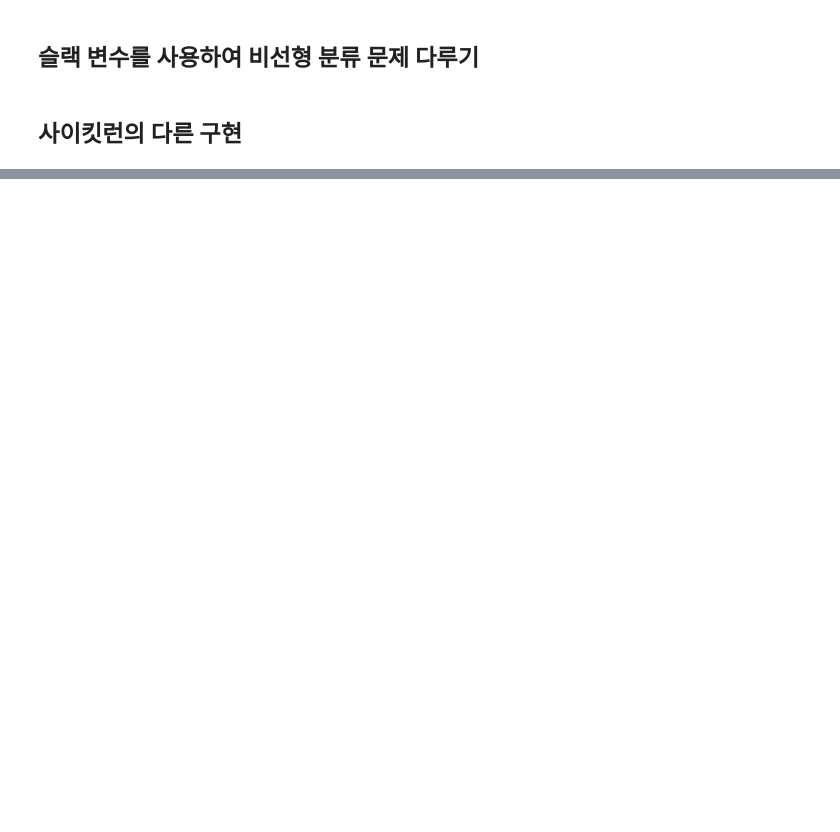
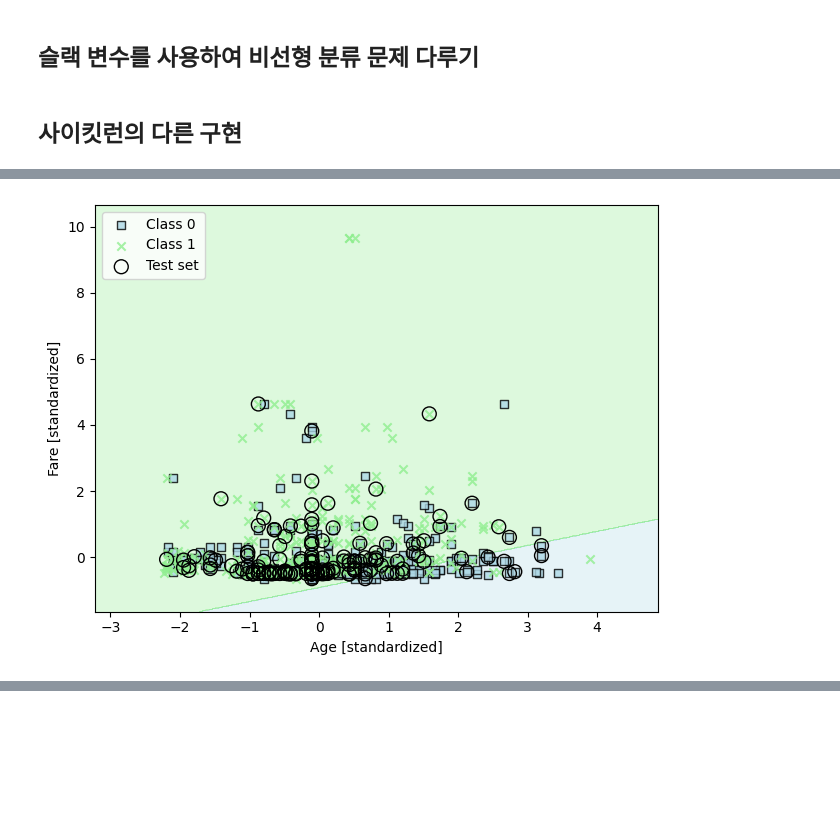
Before and after one commit to masterjms/Bigdata_analysis, a Jupyter notebook: 10주차/싸이킷런1.ipynb, the cells around one changed output, grey strips where cells are left out. Drawn from its saved outputs; the diff is of its cells as text; code cells hidden in the pictures; blank space fills up the shorter version.

```diff
--- a/10주차/싸이킷런1.ipynb
+++ b/10주차/싸이킷런1.ipynb
@@ -249,0 +476,93 @@ svm = SGDClassifier(loss='hinge')
+# %%
+import pandas as pd
+import numpy as np
+import matplotlib.pyplot as plt
+from matplotlib.colors import ListedColormap
+from sklearn.model_selection import train_test_split
+from sklearn.preprocessing import StandardScaler, LabelEncoder
+from sklearn.linear_model import Perceptron
+
+# 1. 데이터 로드
+df = pd.read_csv('/workspaces/Bigdata_analysis/10주차/titanic.csv')
+
+# 2. 필요한 컬럼만 사용 (Age, Fare, Sex → 예제 확장 가능)
+df = df[['Age', 'Fare', 'Survived']]
+
+# 3. 결측치 처리
+df['Age'].fillna(df['Age'].median(), inplace=True)
+df['Fare'].fillna(df['Fare'].median(), inplace=True)
+
+# 4. 입력과 타겟 분리
+X = df[['Age', 'Fare']].values
+y = df['Survived'].values
+
+# 5. 스케일링 (로지스틱 회귀, SVM을 위한 전처리)
+scaler = StandardScaler()
+X_std = scaler.fit_transform(X)
+
+# 6. 훈련/테스트 분할
+X_train, X_test, y_train, y_test = train_test_split(X_std, y, test_size=0.2, random_state=42)
+
+# 7. Perceptron 모델 학습
+ppn = Perceptron(max_iter=1000, eta0=0.1, random_state=42)
+ppn.fit(X_train, y_train)
+
+# 8. 전체 데이터 병합
+X_combined_std = np.vstack((X_train, X_test))
+y_combined = np.hstack((y_train, y_test))
+test_idx = range(len(y_train), len(y_combined))
+
+# 9. 결정 경계 시각화 함수
+def plot_decision_regions(X, y, classifier, test_idx=None, resolution=0.02):
+    markers = ('s', 'x', 'o', '^', 'v')
+    colors = ('lightblue', 'lightgreen', 'gray', 'cyan', 'red')
+    cmap = ListedColormap(colors[:len(np.unique(y))])
+
+    x1_min, x1_max = X[:, 0].min() - 1, X[:, 0].max() + 1
+    x2_min, x2_max = X[:, 1].min() - 1, X[:, 1].max() + 1
+    xx1, xx2 = np.meshgrid(np.arange(x1_min, x1_max, resolution),
+                           np.arange(x2_min, x2_max, resolution))
+    Z = classifier.predict(np.array([xx1.ravel(), xx2.ravel()]).T)
+    Z = Z.reshape(xx1.shape)
+
+    plt.contourf(xx1, xx2, Z, alpha=0.3, cmap=cmap)
+    plt.xlim(xx1.min(), xx1.max())
+    plt.ylim(xx2.min(), xx2.max())
+
+    for idx, cl in enumerate(np.unique(y)):
+        plt.scatter(x=X[y == cl, 0],
+                    y=X[y == cl, 1],
+                    alpha=0.8,
+                    c=colors[idx],
+                    marker=markers[idx],
+                    label=f'Class {cl}',
+                    edgecolor='black')
+
+    if test_idx is not None:
+        X_test, y_test = X[test_idx, :], y[test_idx]
+        plt.scatter(X_test[:, 0],
+                    X_test[:, 1],
+                    facecolors='none',
+                    edgecolor='black',
+                    alpha=1.0,
+                    linewidth=1,
+                    marker='o',
+                    s=100,
+                    label='Test set')
+
+# 10. 시각화 실행
+plot_decision_regions(X_combined_std, y_combined, classifier=ppn, test_idx=test_idx)
+plt.xlabel('Age [standardized]')
+plt.ylabel('Fare [standardized]')
+plt.legend(loc='upper left')
+plt.tight_layout()
+plt.show()
+
+# 11. 리포트 출력
+from sklearn.metrics import confusion_matrix, classification_report
+
+y_pred = ppn.predict(X_test)
+cm = confusion_matrix(y_test, y_pred)
+cr = classification_report(y_test, y_pred)
+print("%s \n%s" % (cm, cr))
+# %% [output]
@@ -249,0 +581 @@ svm = SGDClassifier(loss='hinge')
+[figure, added]
```
Also changed, not shown: parts of 16 cells of this notebook, 10 other files.
